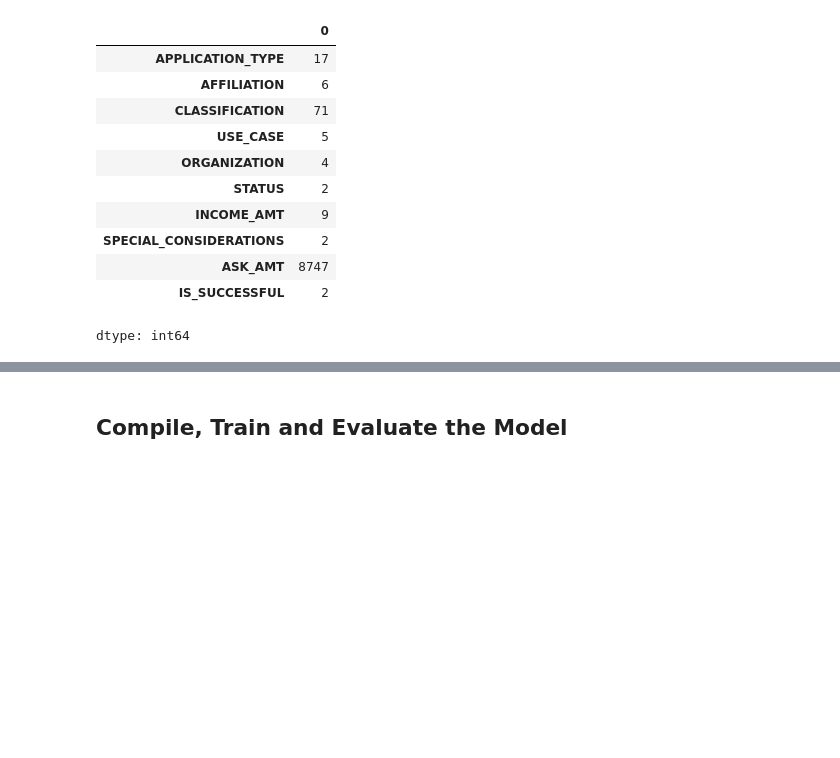
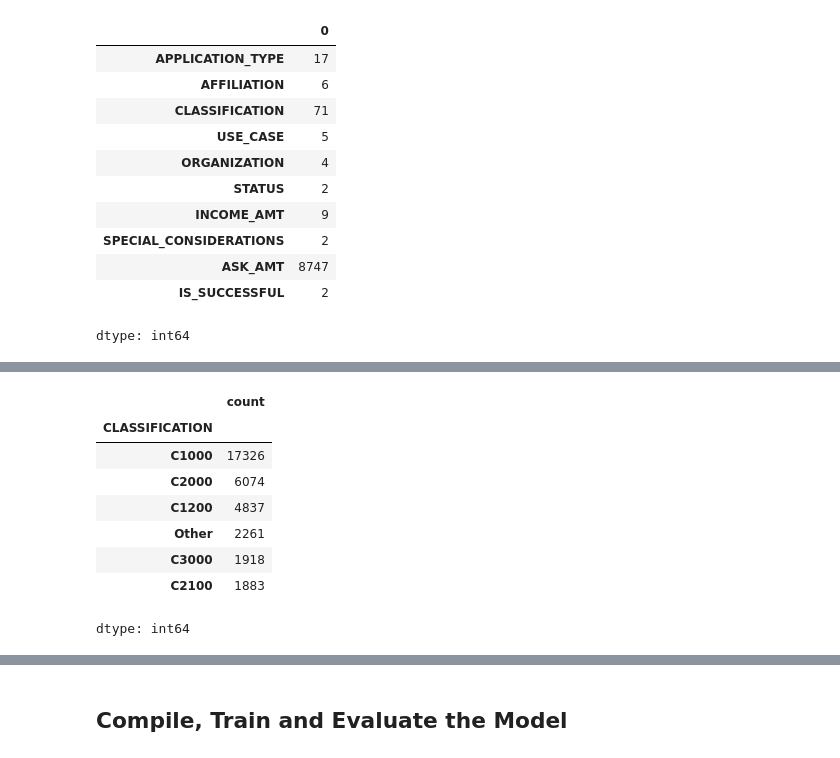
Before and after one commit to sadebeckz/deep-learning-challenge, a Jupyter notebook: Starter_Code.ipynb, the cells around one changed output, grey strips where cells are left out. Cells and saved outputs as stored; diff of their text form; code cells hidden in the pictures; blank space fills up the shorter version.

Commit message:
Update Starter_Code notebook with classification fixes

```diff
--- a/Starter_Code.ipynb
+++ b/Starter_Code.ipynb
@@ -49,0 +85,20 @@ application_df['APPLICATION_TYPE'] = application_df['APPLICATION_TYPE'].replace(
+# %%
+# Look at CLASSIFICATION value counts to identify and replace with "Other"
+classification_counts = application_df['CLASSIFICATION'].value_counts()
+classification_types_to_replace = classification_counts[classification_counts < 1000].index
+
+# Replace in dataframe
+application_df['CLASSIFICATION'] = application_df['CLASSIFICATION'].replace(classification_types_to_replace, "Other")
+
+# Check to make sure replacement was successful
+application_df['CLASSIFICATION'].value_counts()
+# %% [output]
+|  | count |
+| CLASSIFICATION |  |
+| C1000 | 17326 |
+| C2000 | 6074 |
+| C1200 | 4837 |
+| Other | 2261 |
+| C3000 | 1918 |
+| C2100 | 1883 |
+dtype: int64
```
Also changed, not shown: parts of 9 cells of this notebook.
